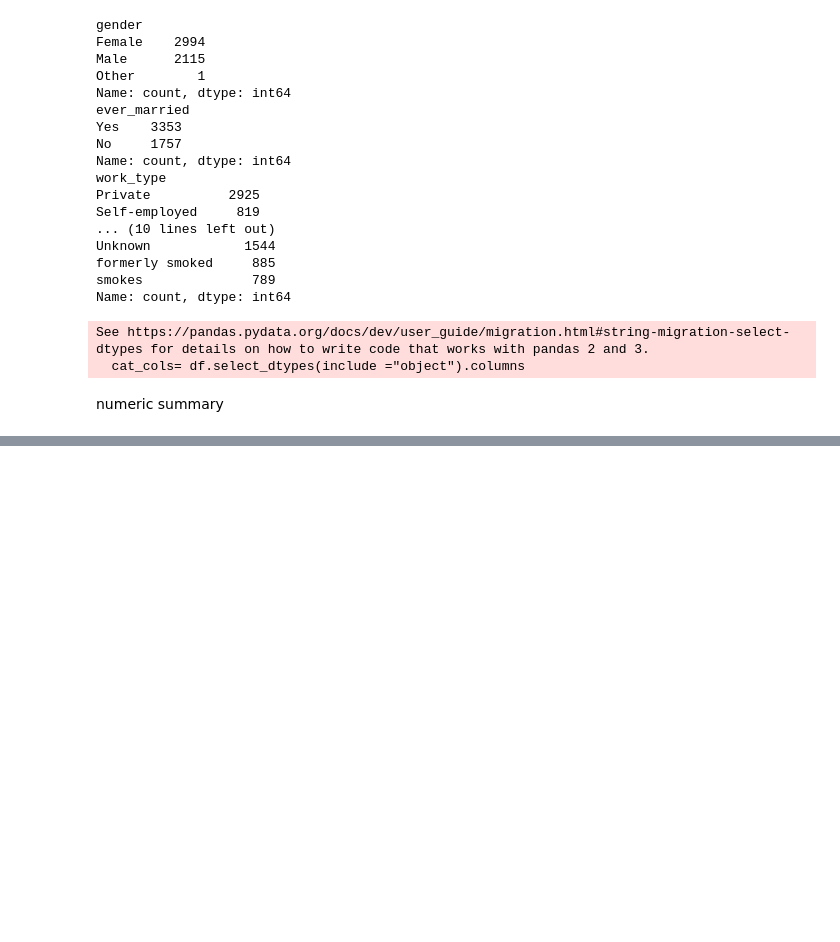
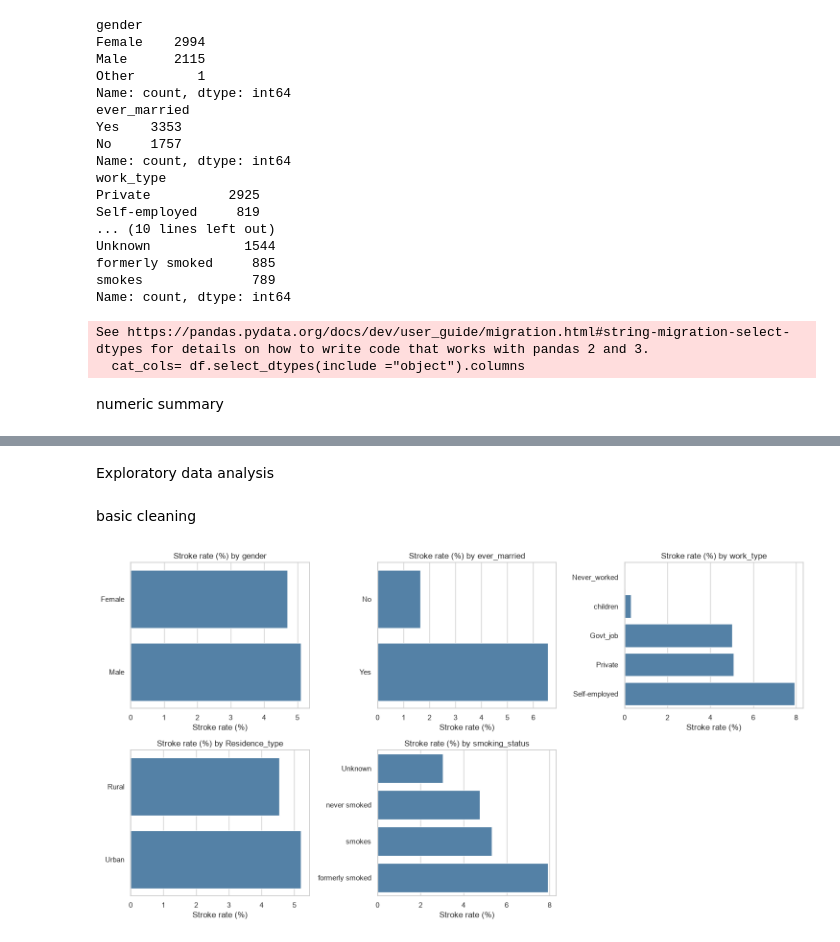
Before and after one commit to intissarmegtouf/stroke-prediction, a Jupyter notebook: notebooks/01_eda.ipynb, the cells around one changed output, grey strips where cells are left out. Cells and saved outputs as stored; diff of their text form; code cells hidden in the pictures; blank space fills up the shorter version.

Commit message:
Step 3: exploratory data analysis

```diff
--- a/notebooks/01_eda.ipynb
+++ b/notebooks/01_eda.ipynb
@@ -124,3 +124,27 @@ df.describe().T
 | avg_glucose_level | 5110.0 | 106.147677 | 45.283560 | 55.12 | 77.245 | 91.885 | 114.09 | 271.74 |
 | bmi | 4909.0 | 28.893237 | 7.854067 | 10.30 | 23.500 | 28.100 | 33.10 | 97.60 |
 | stroke | 5110.0 | 0.048728 | 0.215320 | 0.00 | 0.000 | 0.000 | 0.00 | 1.00 |
+# %% [markdown]
+Exploratory data analysis
+# %% [markdown]
+basic cleaning
+# %%
+df = df.drop(columns="id")
+df = df[df["gender"] != "Other"].reset_index(drop=True)
+print(df.shape)
+# %%
+cat_cols = ["gender","ever_married", "work_type", "Residence_type", "smoking_status"]
+fig, axes = plt.subplots(2,3,figsize=(15, 8))
+axes = axes.ravel()
+for ax, col in zip(axes, cat_cols):
+    rate = df.groupby(col)["stroke"].mean().mul(100).sort_values()
+    sns.barplot(x=rate.values, y=rate.index, ax=ax, color="steelblue")
+    ax.set_title(f"Stroke rate (%) by {col}")
+    ax.set_xlabel("Stroke rate (%)")
+    ax.set_ylabel("")
+axes[-1].axis("off")
+plt.tight_layout()
+plt.savefig("../figures/stroke_rate_categorical.png", dpi=150)
+plt.show()
+# %% [output]
+[figure, added]
```
Also changed, not shown: parts of 10 cells of this notebook, 4 other files.
